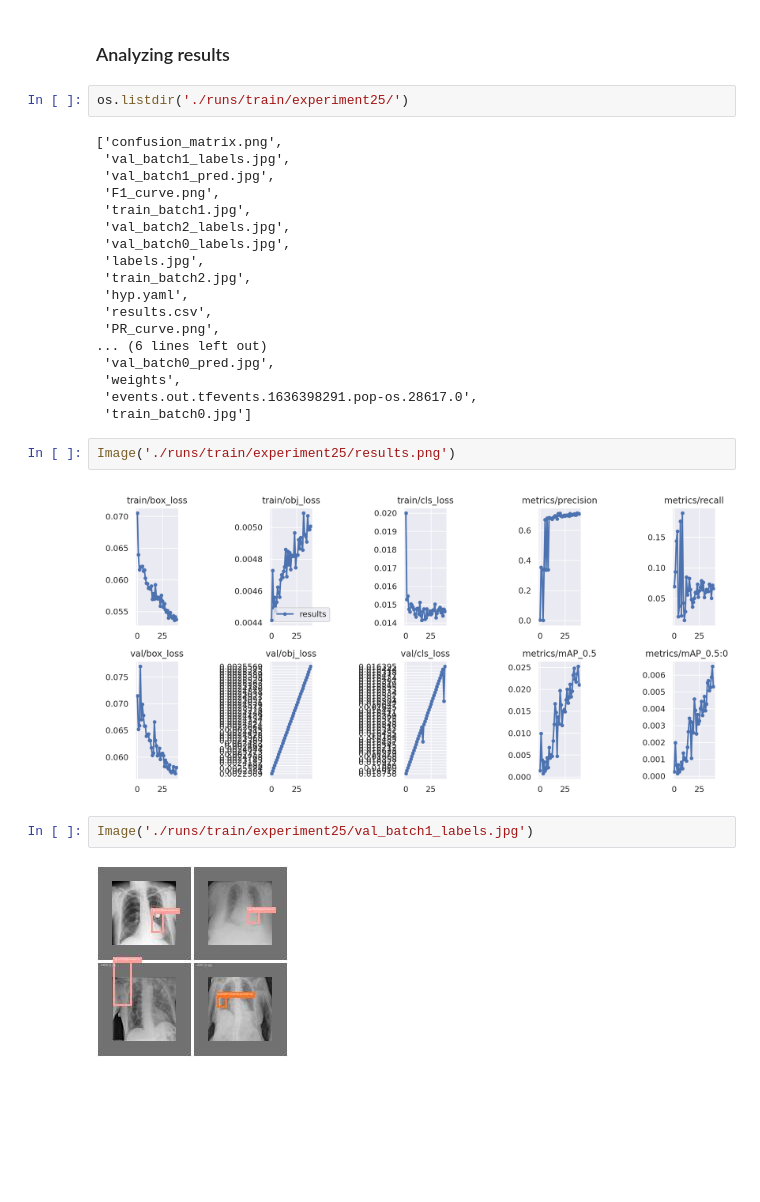
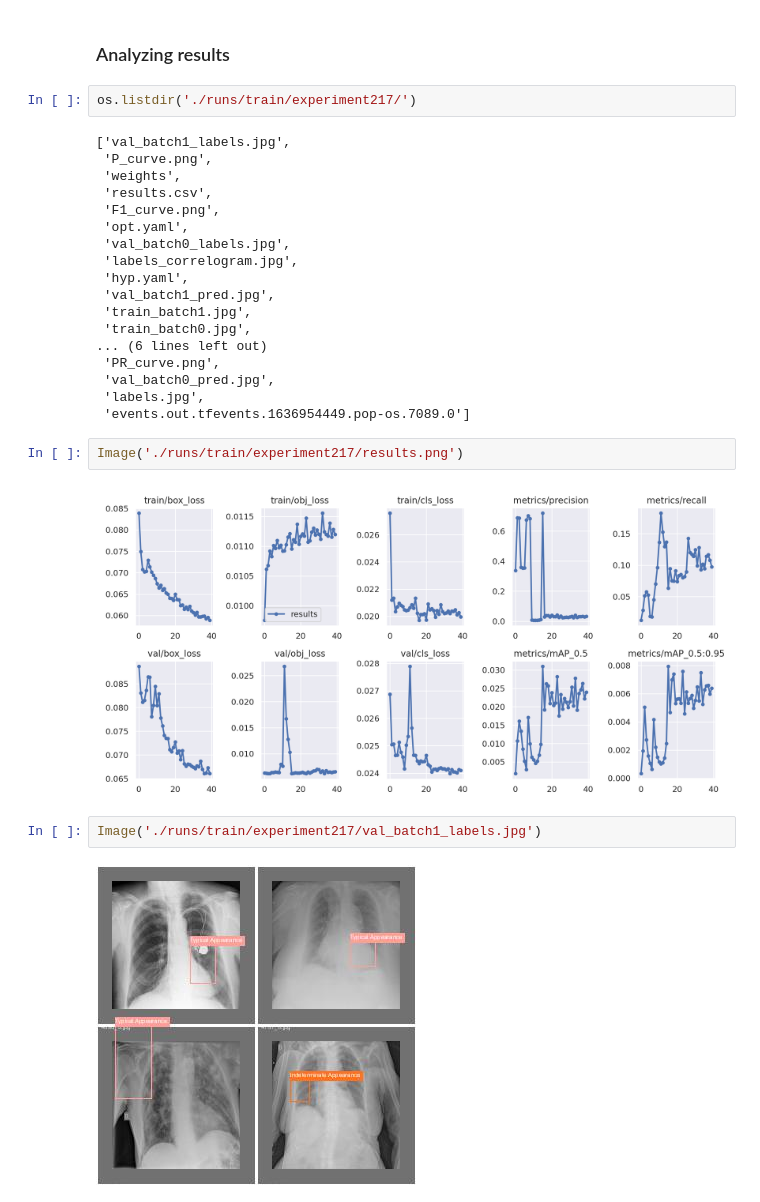
Before and after one commit to RobertoFigueroa/SIIM-Project, a Jupyter notebook: models/yolov5/SIIM Yolov5x.ipynb, the cells around one changed output. Cells and saved outputs as stored; diff of their text form; blank space fills up the shorter version.

Commit message:
[REF] new training for chexnet & yolov5

```diff
--- a/models/yolov5/SIIM Yolov5x.ipynb
+++ b/models/yolov5/SIIM Yolov5x.ipynb
@@ -158,31 +161,31 @@ Wall time: 3h 5min 17s
 # %% [markdown]
 ### Analyzing results
 # %%
-os.listdir('./runs/train/experiment25/')
+os.listdir('./runs/train/experiment217/')
 # %% [output]
-['confusion_matrix.png',
- 'val_batch1_labels.jpg',
+['val_batch1_labels.jpg',
+ 'P_curve.png',
+ 'weights',
+ 'results.csv',
+ 'F1_curve.png',
+ 'opt.yaml',
+ 'val_batch0_labels.jpg',
+ 'labels_correlogram.jpg',
+ 'hyp.yaml',
  'val_batch1_pred.jpg',
- 'F1_curve.png',
  'train_batch1.jpg',
- 'val_batch2_labels.jpg',
- 'val_batch0_labels.jpg',
+ 'train_batch0.jpg',
+... (6 lines left out)
+ 'PR_curve.png',
+ 'val_batch0_pred.jpg',
  'labels.jpg',
- 'train_batch2.jpg',
- 'hyp.yaml',
- 'results.csv',
- 'PR_curve.png',
-... (6 lines left out)
- 'val_batch0_pred.jpg',
- 'weights',
- 'events.out.tfevents.1636398291.pop-os.28617.0',
- 'train_batch0.jpg']
+ 'events.out.tfevents.1636954449.pop-os.7089.0']
 # %%
-Image('./runs/train/experiment25/results.png')
+Image('./runs/train/experiment217/results.png')
 # %% [output]
-[figure, old version]
+[figure, new version]
 # %%
-Image('./runs/train/experiment25/val_batch1_labels.jpg')
+Image('./runs/train/experiment217/val_batch1_labels.jpg')
 # %% [output]
-[figure, old version]
+[figure, new version]
 # %%
```
Also changed, not shown: parts of 11 cells of this notebook, 14 other files.
